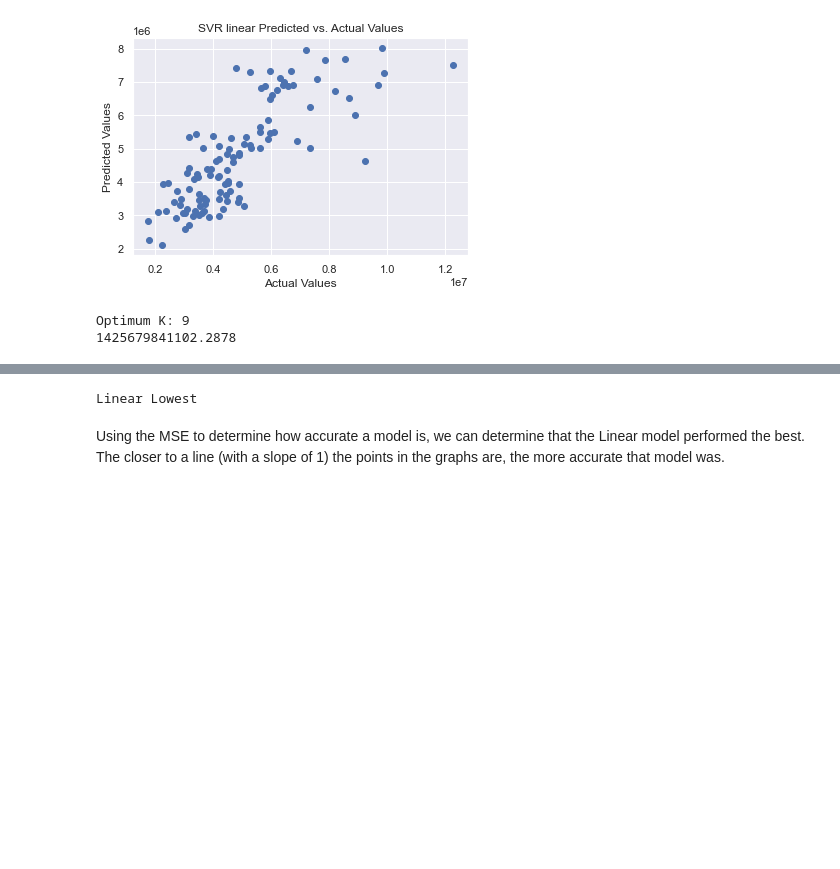
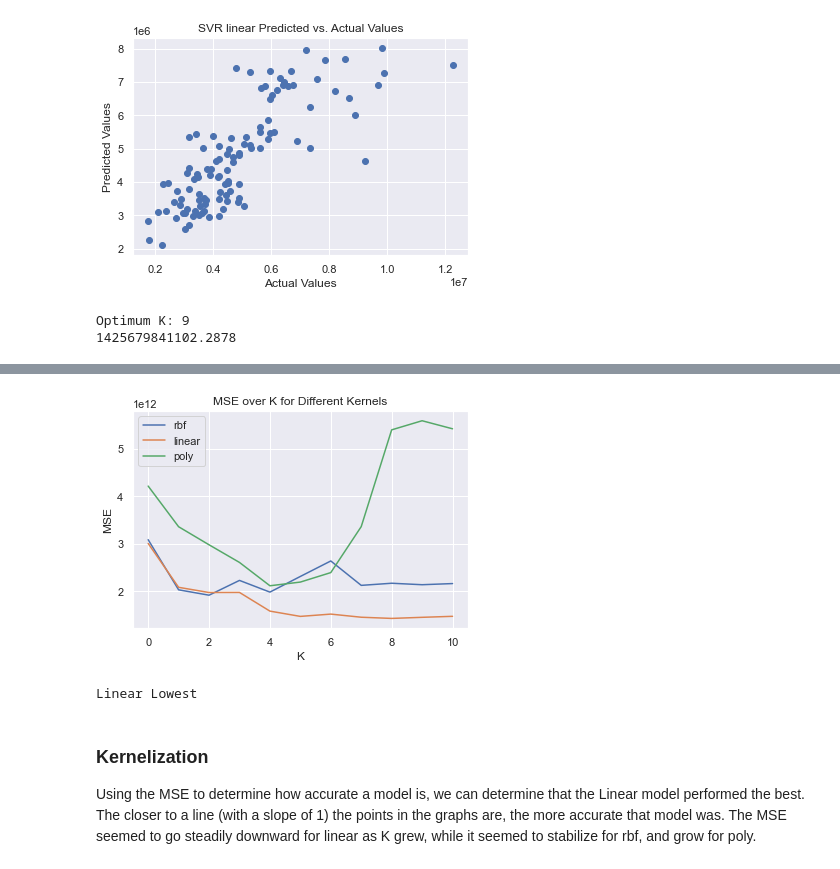
Before and after one commit to samofuture/Intro-to-ML, a Jupyter notebook: HW4/HW4.ipynb, the cells around one changed output, grey strips where cells are left out. Saved outputs shown, nothing was run; the diff lists cells and outputs as text; code cells hidden in the pictures; blank space fills up the shorter version.

```diff
--- a/HW4/HW4.ipynb
+++ b/HW4/HW4.ipynb
@@ -260,3 +282,18 @@ Optimum K: 5
+# %%
+fig, ax = plt.subplots()
+
+ax.plot(rbf_mses, label='rbf')
+ax.plot(linear_mses, label='linear')
+ax.plot(poly_mses, label='poly')
+
+ax.set_title('MSE over K for Different Kernels')
+ax.set_xlabel('K')
+ax.set_ylabel('MSE')
+ax.legend()
+
+plt.show()
+# %% [output]
+[figure, added]
 # %%
 rbf_mse = rbf_mses[rbf_k-1]
 linear_mse = linear_mses[linear_k-1]
@@ -271,4 +308,5 @@ else:
 # %% [output]
 Linear Lowest
 # %% [markdown]
-Using the MSE to determine how accurate a model is, we can determine that the Linear model performed the best. The closer to a line (with a slope of 1) the points in the graphs are, the more accurate that model was.
+### Kernelization
+Using the MSE to determine how accurate a model is, we can determine that the Linear model performed the best. The closer to a line (with a slope of 1) the points in the graphs are, the more accurate that model was. The MSE seemed to go steadily downward for linear as K grew, while it seemed to stabilize for rbf, and grow for poly.
```
Also changed, not shown: parts of 8 cells of this notebook, 2 other files.
